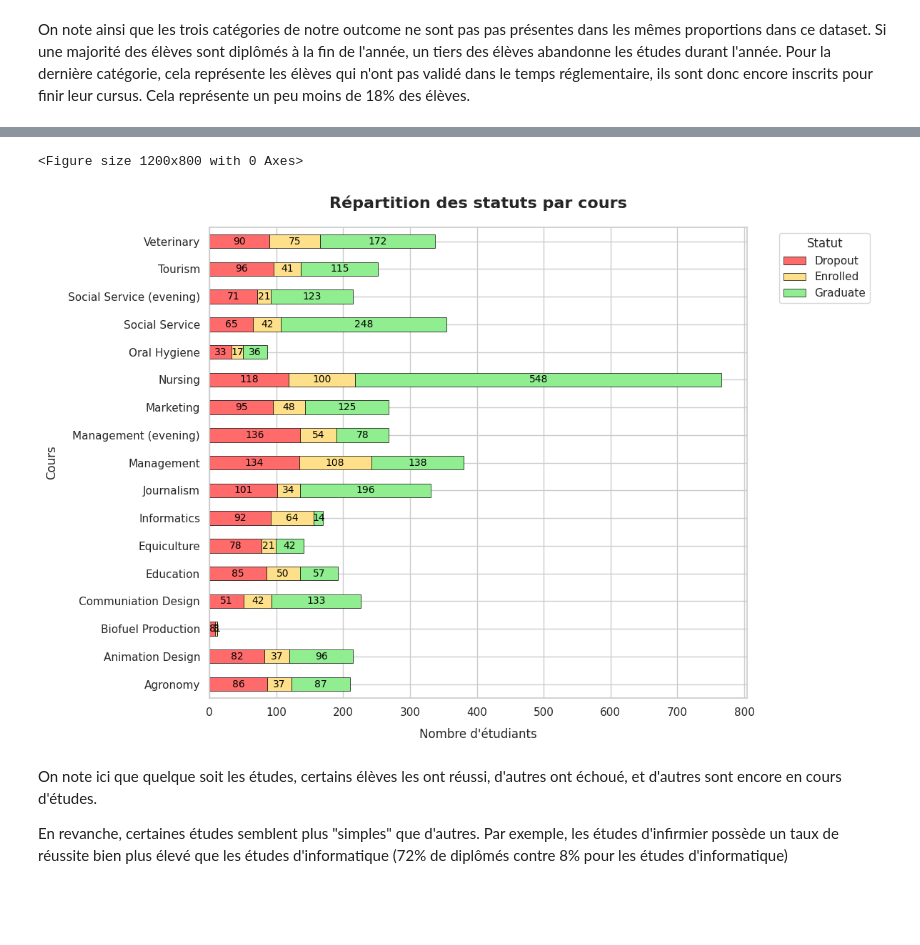
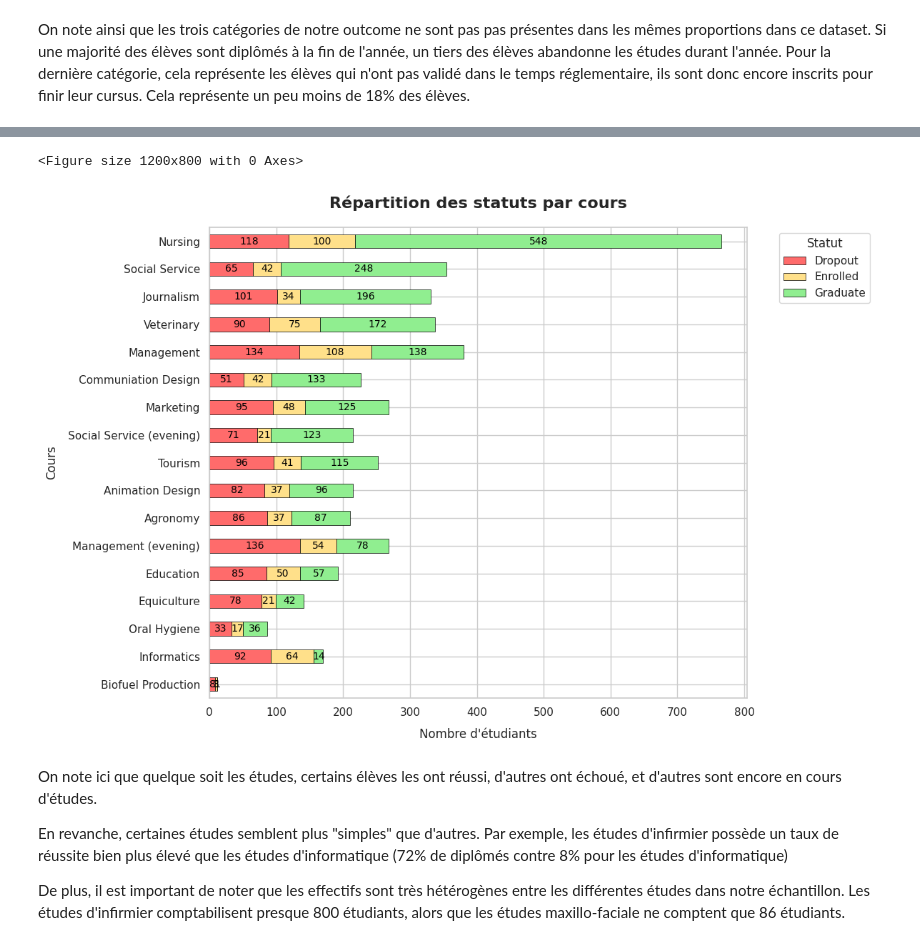
Before and after one commit to gabrielorsatti/Machine-Learning-for-Econometrics, a Jupyter notebook: main.ipynb, the cells around one changed output, grey strips where cells are left out. Drawn from its saved outputs; the diff is of its cells as text; code cells hidden in the pictures; blank space fills up the shorter version.

```diff
--- a/main.ipynb
+++ b/main.ipynb
@@ -198,7 +198,7 @@ data_propre["Father_occupation_sector"] = data_propre["Father_occupation_sector"
     "7": "Craft Workers",
     "8": "Plant Operators",
     "9": "Elementary Occupations",
-    "10": "Tourism",
+    "10": "Armed Forces profession",
     "90": "Other situation",
     "99": "No response",
     })
@@ -214,7 +214,7 @@ data_propre["Mother_occupation_sector"] = data_propre["Mother_occupation_sector"
     "7": "Craft Workers",
     "8": "Plant Operators",
     "9": "Elementary Occupations",
-    "10": "Tourism",
+    "10": "Armed Forces profession",
     "90": "Other situation",
     "99": "No response",
     })
@@ -285,5 +287,5 @@ data_propre.describe(include="all")
 # %%
-couleurs = {"Dropout": "#FF6B6B", "Enrolled": "#FFE08A", "Graduate": "#90EE90"}
+couleurs = {"Dropout": "#FF6B6B", "Enrolled": "#FFE08A", "Graduate": "#90EE90", "Boursier": "#90EE90", "Non-boursier": "#FF6B6B"}
 
 sns.set_theme(style="whitegrid")
 plt.rcParams['figure.figsize'] = (12, 8)
@@ -324,28 +338,31 @@ On note ainsi que les trois catégories de notre outcome ne sont pas pas présen
 # %%
 # Préparation des données : comptage des occurrences par cours et par statut
 cross_tab = pd.crosstab(data_propre['Course'], data_propre['Target'])
+cross_tab = cross_tab.sort_values(by = 'Graduate')
 
 sns.set_theme(style="whitegrid")
 plt.rcParams['figure.figsize'] = (12, 8)
 
 plt.figure(figsize=(12, 8))
 ax = cross_tab.plot(kind='barh', stacked=True, color=[couleurs['Dropout'], couleurs['Enrolled'], couleurs['Graduate']], edgecolor='black', linewidth=0.5)
 
 plt.title("Répartition des statuts par cours", fontsize=16, pad=20, weight='bold')
 plt.xlabel("Nombre d'étudiants", fontsize=12, labelpad=10)
 plt.ylabel("Cours", fontsize=12, labelpad=10)
 
 plt.legend(title='Statut', bbox_to_anchor=(1.05, 1), loc='upper left')
 
 for container in ax.containers:
     ax.bar_label(container, label_type='center', fmt='%d', padding=0, fontsize=10, color='black')
 
 plt.tight_layout()
 plt.show()
 # %% [output]
 <Figure size 1200x800 with 0 Axes>
-[figure, old version]
+[figure, new version]
 # %% [markdown]
 On note ici que quelque soit les études, certains élèves les ont réussi, d'autres ont échoué, et d'autres sont encore en cours d'études.
 
 En revanche, certaines études semblent plus "simples" que d'autres. Par exemple, les études d'infirmier possède un taux de réussite bien plus élevé que les études d'informatique (72% de diplômés contre 8% pour les études d'informatique)
+
+De plus, il est important de noter que les effectifs sont très hétérogènes entre les différentes études dans notre échantillon. Les études d'infirmier comptabilisent presque 800 étudiants, alors que les études maxillo-faciale ne comptent que 86 étudiants.
```
Also changed, not shown: parts of 10 cells of this notebook.
